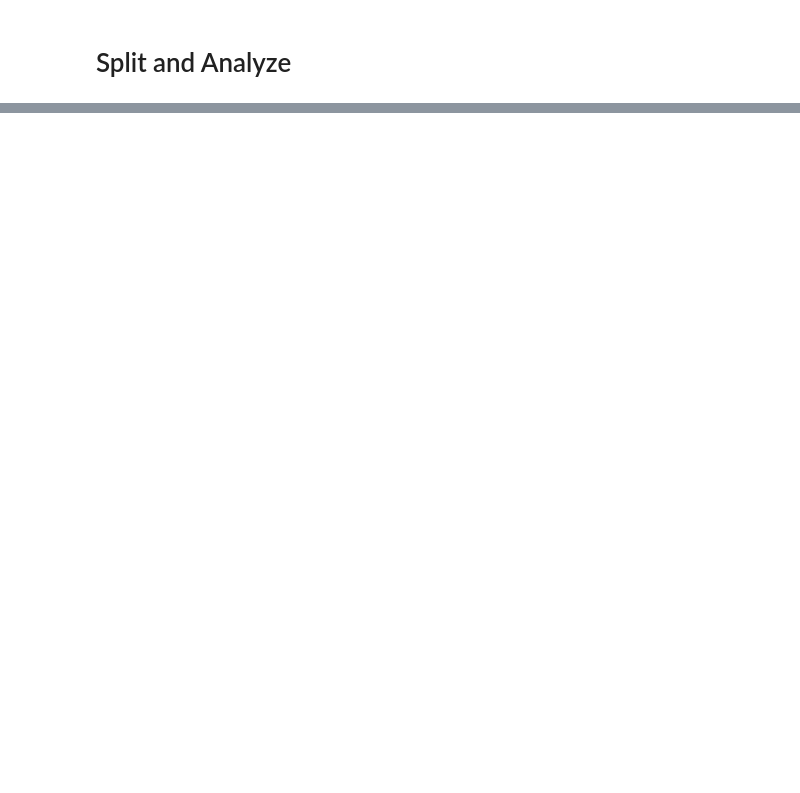
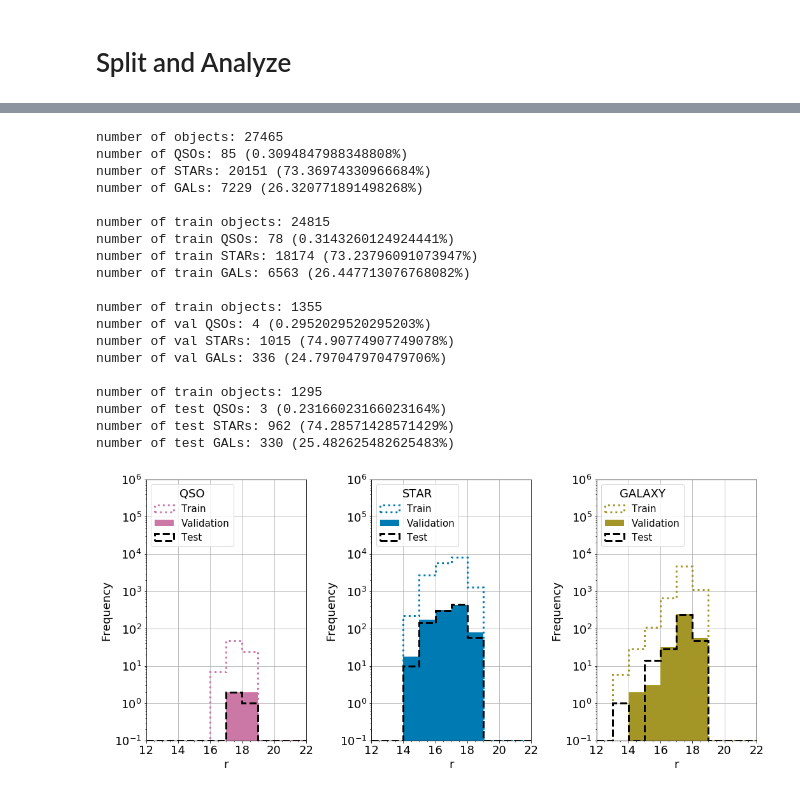
Before and after one commit to gabjp/Label_The_Sky_3.0, a Jupyter notebook: data/domain_split.ipynb, the cells around one changed output, grey strips where cells are left out. Saved outputs shown, nothing was run; the diff lists cells and outputs as text; code cells hidden in the pictures; blank space fills up the shorter version.

```diff
--- a/data/domain_split.ipynb
+++ b/data/domain_split.ipynb
@@ -61,0 +88,18 @@ def plot_data(data):
+# %%
+df1 = csv[csv.split=="train"]
+df1 = df1.reset_index()
+df1 = df1.rename(columns={"index":"inside_split_order"})
+df1['inside_split_order'] = df1.index
+
+df2 = csv[csv.split=="val"]
+df2 = df2.reset_index()
+df2 = df2.rename(columns={"index":"inside_split_order"})
+df2['inside_split_order'] = df2.index
+
+df3 = csv[csv.split=="test"]
+df3 = df3.reset_index()
+df3 = df3.rename(columns={"index":"inside_split_order"})
+df3['inside_split_order'] = df3.index
+
+
+csv_new = pd.concat((df1, df3, df2))
@@ -62,6 +108,6 @@ def plot_data(data):
 # %%
-nowise = csv[csv['w1mpro'].isna()]
-dist1 = csv.dropna().sort_values("r_iso").iloc[0:25000]
-dist2 = csv.dropna().sort_values("r_iso").iloc[25000:50000]
-dist3 = csv.dropna().sort_values("r_iso").iloc[50000:75000]
-dist4 = csv.dropna().sort_values("r_iso").iloc[75000:]
+nowise = csv_new[csv_new['w1mpro'].isna()]
+dist1 = csv_new.dropna().sort_values("r_iso").iloc[0:27465]
+dist2 = csv_new.dropna().sort_values("r_iso").iloc[27465:54930]
+dist3 = csv_new.dropna().sort_values("r_iso").iloc[54930:82395]
+dist4 = csv_new.dropna().sort_values("r_iso").iloc[82395:]
@@ -78 +136,24 @@ plot_data(nowise)
 [figure]
+# %%
+summary(dist1)
+# %% [output]
+number of objects: 27465
+number of QSOs: 85 (0.3094847988348808%)
+number of STARs: 20151 (73.36974330966684%)
+number of GALs: 7229 (26.320771891498268%)
+
+number of train objects: 24815
+number of train QSOs: 78 (0.3143260124924441%)
+number of train STARs: 18174 (73.23796091073947%)
+number of train GALs: 6563 (26.447713076768082%)
+
+number of train objects: 1355
+number of val QSOs: 4 (0.2952029520295203%)
+number of val STARs: 1015 (74.90774907749078%)
+number of val GALs: 336 (24.797047970479706%)
+
+number of train objects: 1295
+number of test QSOs: 3 (0.23166023166023164%)
+number of test STARs: 962 (74.28571428571429%)
+number of test GALs: 330 (25.482625482625483%)
+[figure, added]
```
Also changed, not shown: parts of 8 cells of this notebook, 2 other files.
